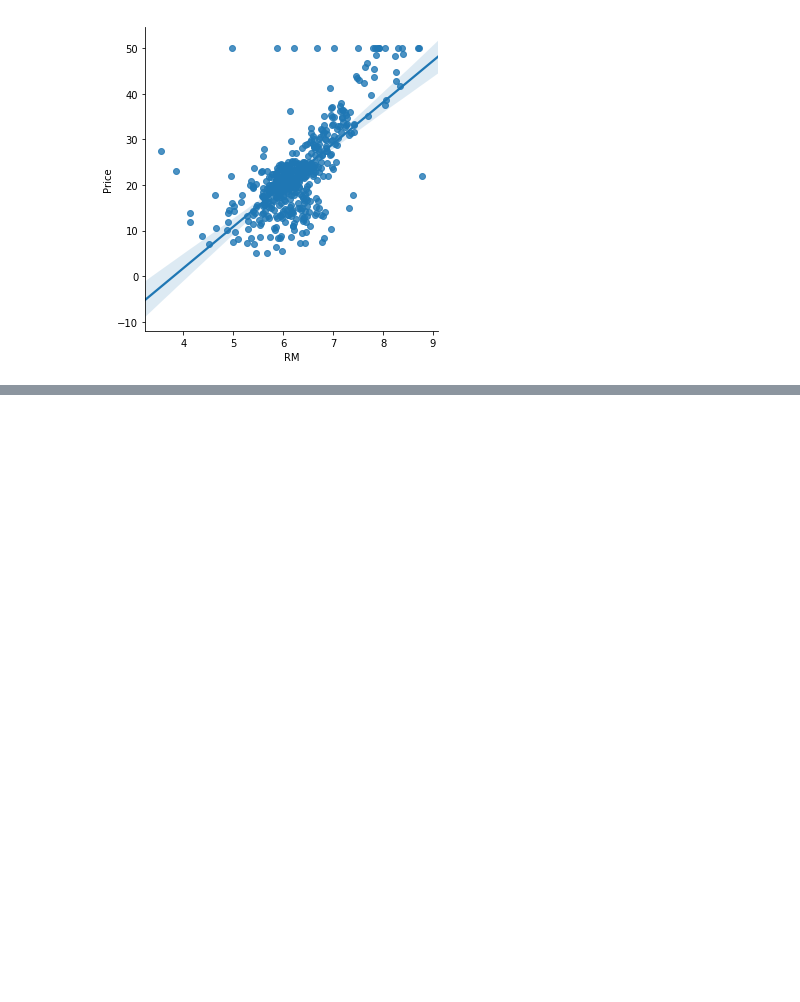
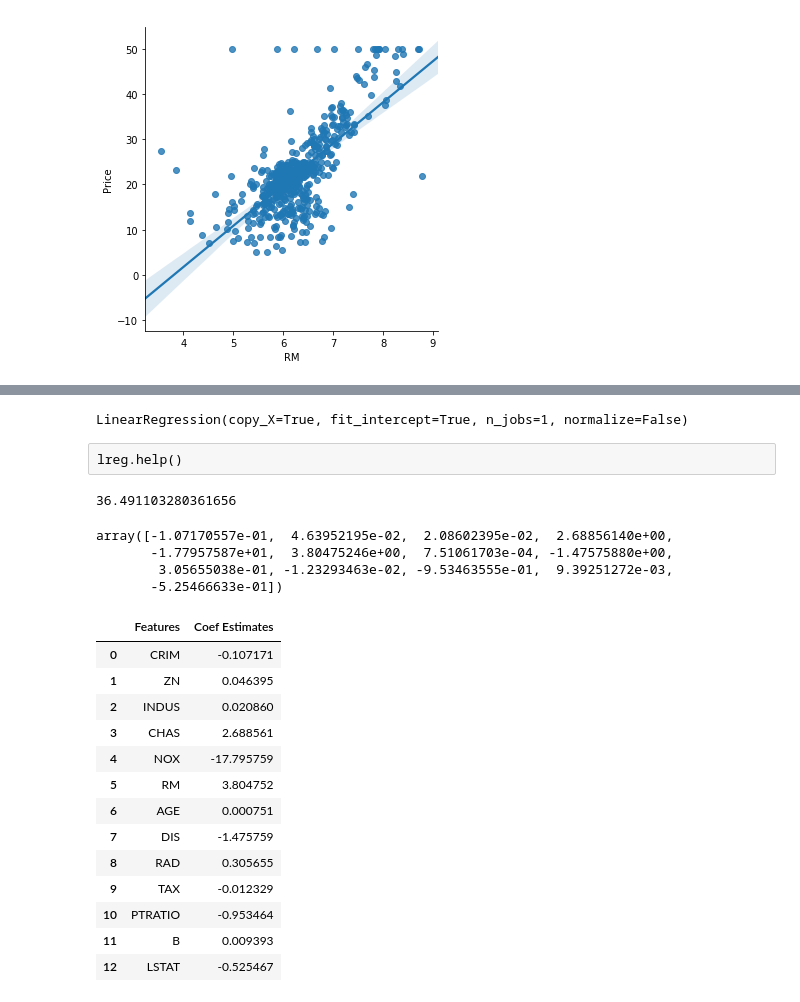
Before and after one commit to Mixsa12/Learning, a Jupyter notebook: IntroML/ML Linear Regression .ipynb, the cells around one changed output, grey strips where cells are left out. Saved outputs shown, nothing was run; the diff lists cells and outputs as text; code cells hidden in the pictures; blank space fills up the shorter version.

```diff
--- a/IntroML/ML Linear Regression .ipynb
+++ b/IntroML/ML Linear Regression .ipynb
@@ -51,0 +95,3 @@ x =
+# %%
+from sklearn.linear_model import LinearRegression
+lreg = LinearRegression()
@@ -51,0 +107,38 @@ x =
+# %%
+lreg.fit(boston_df.drop("Price",1), boston_df.Price)
+# %% [output]
+LinearRegression(copy_X=True, fit_intercept=True, n_jobs=1, normalize=False)
+# %% [raw]
+lreg.help()
+# %%
+lreg.intercept_
+# %% [output]
+36.491103280361656
+# %%
+lreg.coef_
+# %% [output]
+array([-1.07170557e-01,  4.63952195e-02,  2.08602395e-02,  2.68856140e+00,
+       -1.77957587e+01,  3.80475246e+00,  7.51061703e-04, -1.47575880e+00,
+        3.05655038e-01, -1.23293463e-02, -9.53463555e-01,  9.39251272e-03,
+       -5.25466633e-01])
+# %%
+coef_df = DataFrame(boston_df.drop("Price",1).columns)
+coef_df.columns = ["Features"]
+coef_df ["Coef Estimates"]=  lreg.coef_
+
+coef_df
+# %% [output]
+|  | Features | Coef Estimates |
+| 0 | CRIM | -0.107171 |
+| 1 | ZN | 0.046395 |
+| 2 | INDUS | 0.020860 |
+| 3 | CHAS | 2.688561 |
+| 4 | NOX | -17.795759 |
+| 5 | RM | 3.804752 |
+| 6 | AGE | 0.000751 |
+| 7 | DIS | -1.475759 |
+| 8 | RAD | 0.305655 |
+| 9 | TAX | -0.012329 |
+| 10 | PTRATIO | -0.953464 |
+| 11 | B | 0.009393 |
+| 12 | LSTAT | -0.525467 |
```
Also changed, not shown: parts of 14 cells of this notebook.
